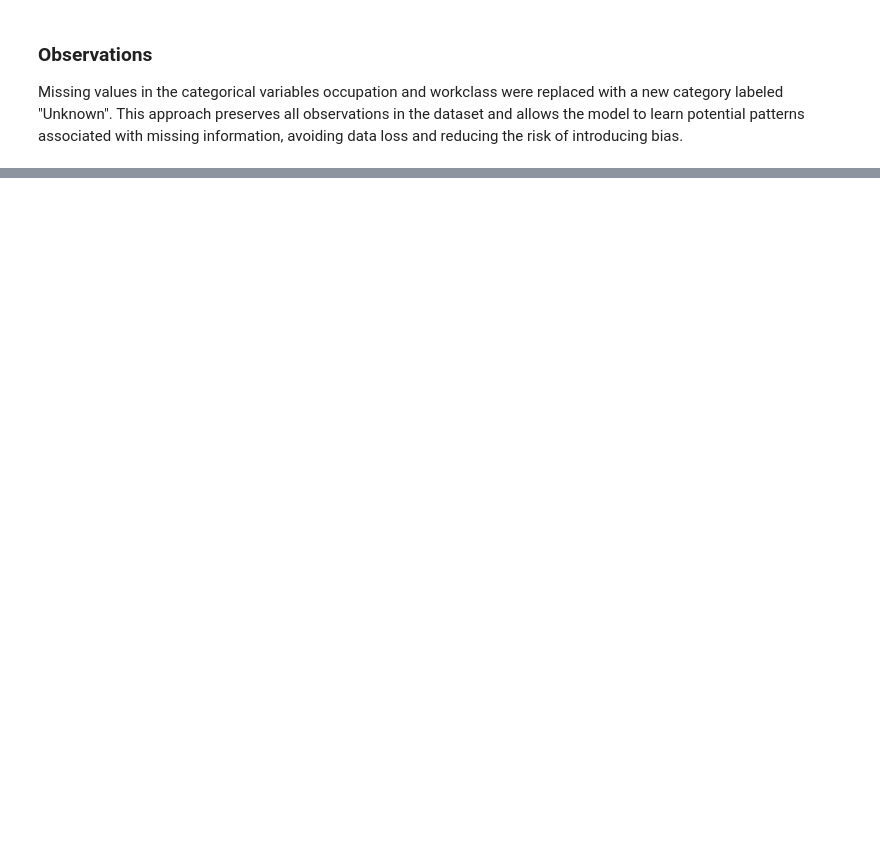
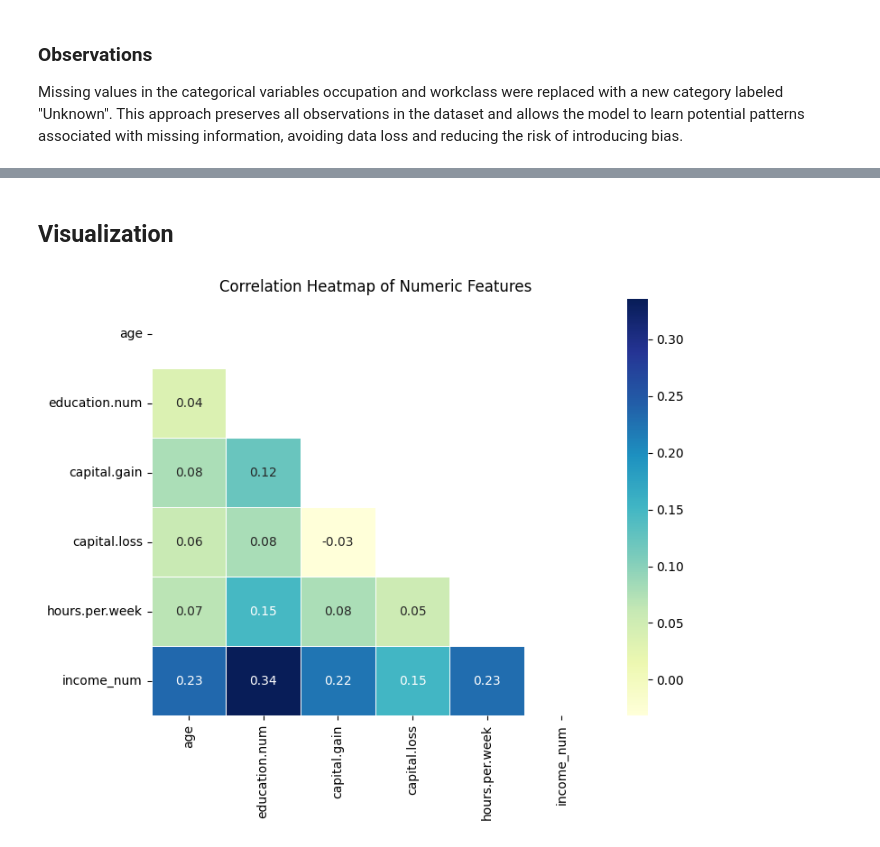
Before and after one commit to 4GeeksAcademy/josefina-aispuro-merelles-machine-learning, a Jupyter notebook: src/13-recommendation-systems-adult-census-income.ipynb, the cells around one changed output, grey strips where cells are left out. Drawn from its saved outputs; the diff is of its cells as text; code cells hidden in the pictures; blank space fills up the shorter version.

```diff
--- a/src/13-recommendation-systems-adult-census-income.ipynb
+++ b/src/13-recommendation-systems-adult-census-income.ipynb
@@ -13,3 +16,3 @@ Error:
 # %%
-df = pd.read_csv(r"C:\Users\USER\Desktop\PROYECTOS\josefina-aispuro-merelles-machine-learning\data\raw\adult-census-income.csv.csv")
+df = pd.read_csv("/workspaces/josefina-aispuro-merelles-machine-learning/data/raw/adult-census-income.csv.csv")
 df
@@ -54,3 +167,6 @@ df["workclass"] = df["workclass"].replace("?", "Unknown")
 # %% [markdown]
 ### Observations
 Missing values in the categorical variables occupation and workclass were replaced with a new category labeled "Unknown". This approach preserves all observations in the dataset and allows the model to learn potential patterns associated with missing information, avoiding data loss and reducing the risk of introducing bias.
+# %%
+# Drop columns that are not relevant for predicting income
+df = df.drop(columns=["fnlwgt", "education"])
@@ -56,0 +177,18 @@ Missing values in the categorical variables occupation and workclass were replac
+# %% [markdown]
+## Visualization
+# %%
+# Convert income to numeric: 0 for <=50K, 1 for >50K
+df["income_num"] = df["income"].apply(lambda x: 0 if x == "<=50K" else 1)
+# %%
+# Correlation matrix for numeric features
+numeric_cols = ["age", "education.num", "capital.gain", "capital.loss", "hours.per.week", "income_num"]
+corr = df[numeric_cols].corr()
+mask = np.triu(np.ones_like(corr, dtype=bool))
+
+# Plot heatmap
+plt.figure(figsize=(8,6))
+sns.heatmap(corr, mask=mask, annot=True, cmap="YlGnBu", fmt=".2f", linewidths=0.5)
+plt.title("Correlation Heatmap of Numeric Features")
+plt.show()
+# %% [output]
+[figure, added]
```
Also changed, not shown: parts of 27 cells of this notebook.
